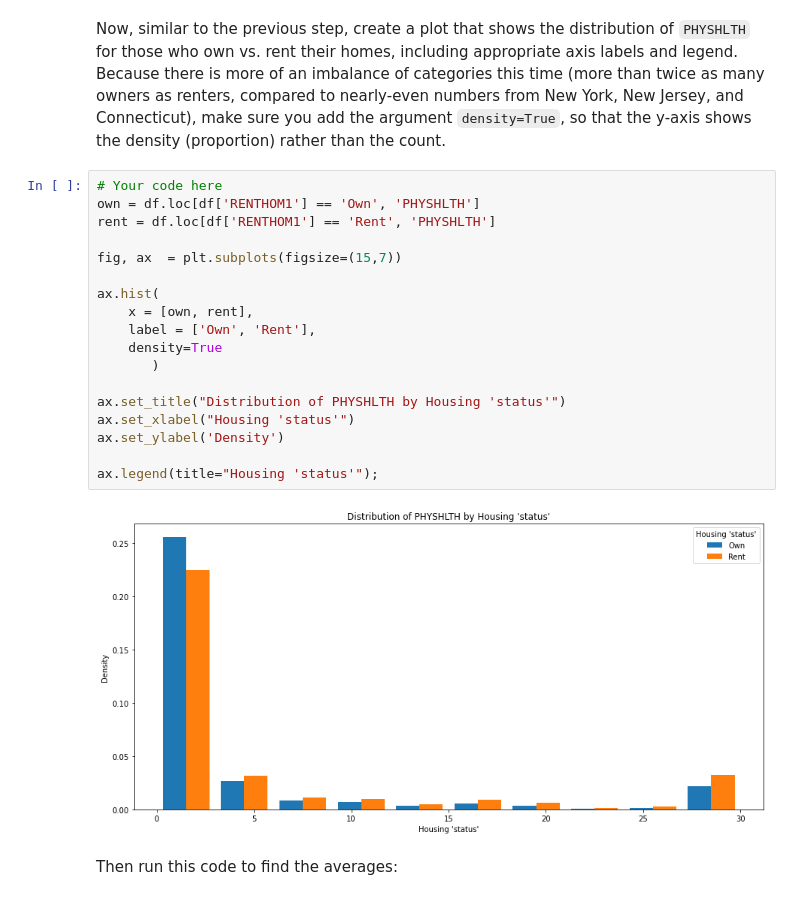
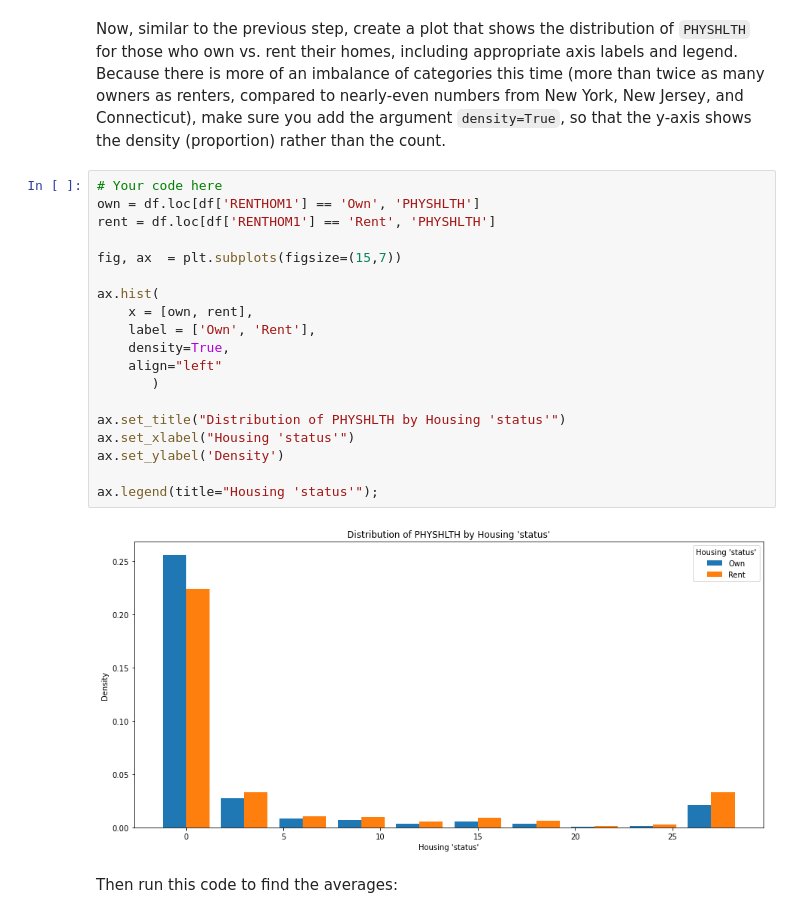
Before and after one commit to Nickimani/dsc-hypothesis-testing-lab, a Jupyter notebook: index.ipynb, the cells around one changed output. Drawn from its saved outputs; the diff is of its cells as text.

Commit message:
"alignment edit"

```diff
--- a/index.ipynb
+++ b/index.ipynb
@@ -390,23 +390,24 @@ Now, similar to the previous step, create a plot that shows the distribution of
 # %%
 # Your code here
 own = df.loc[df['RENTHOM1'] == 'Own', 'PHYSHLTH']
 rent = df.loc[df['RENTHOM1'] == 'Rent', 'PHYSHLTH']
 
 fig, ax  = plt.subplots(figsize=(15,7))
 
 ax.hist(
     x = [own, rent],
     label = ['Own', 'Rent'],
-    density=True
+    density=True,
+    align="left"
        )
 
 ax.set_title("Distribution of PHYSHLTH by Housing 'status'")
 ax.set_xlabel("Housing 'status'")
 ax.set_ylabel('Density')
 
 ax.legend(title="Housing 'status'");
 # %% [output]
-[figure, old version]
+[figure, new version]
 # %% [markdown]
 Then run this code to find the averages:
 # %%
```
